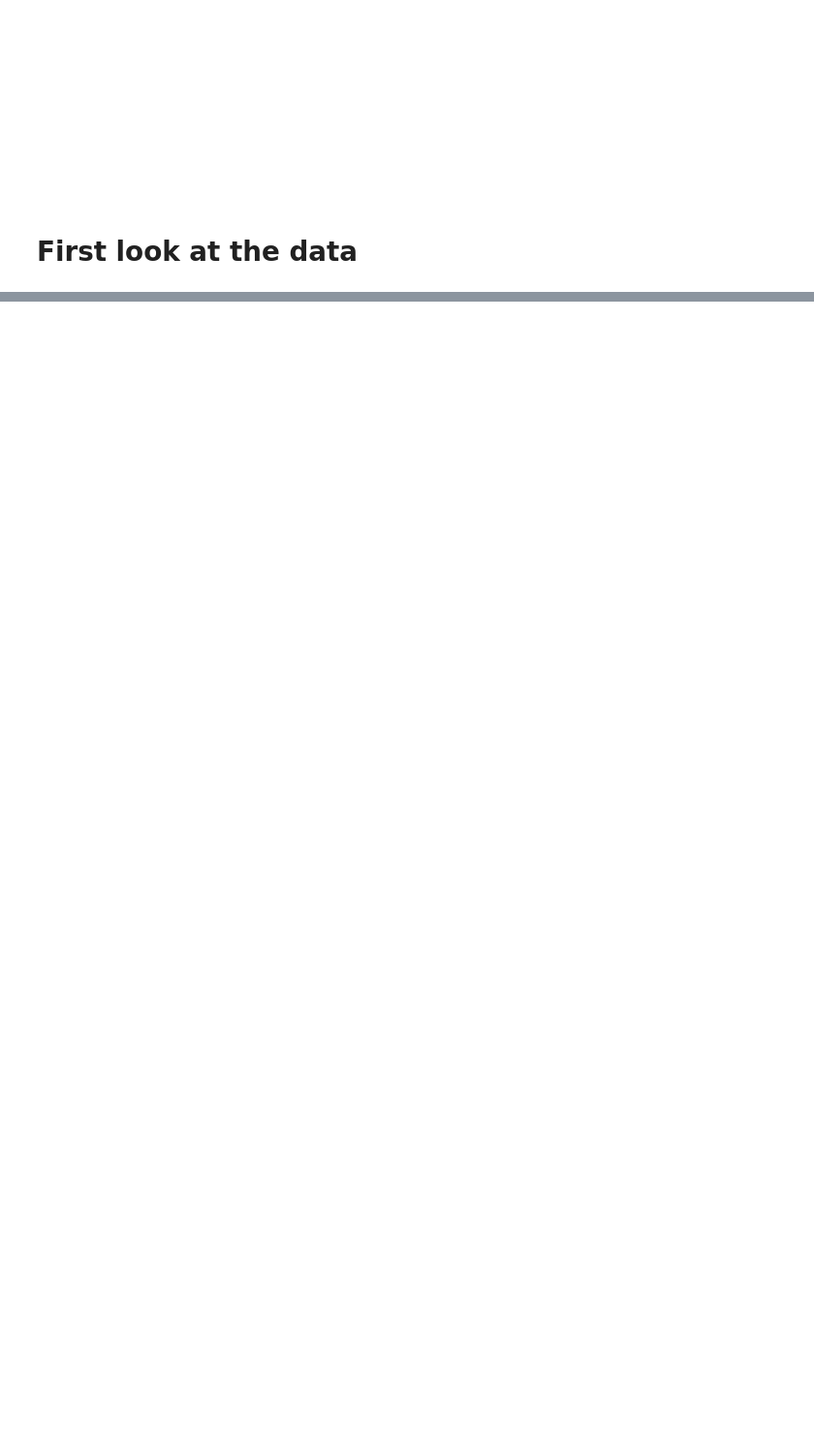
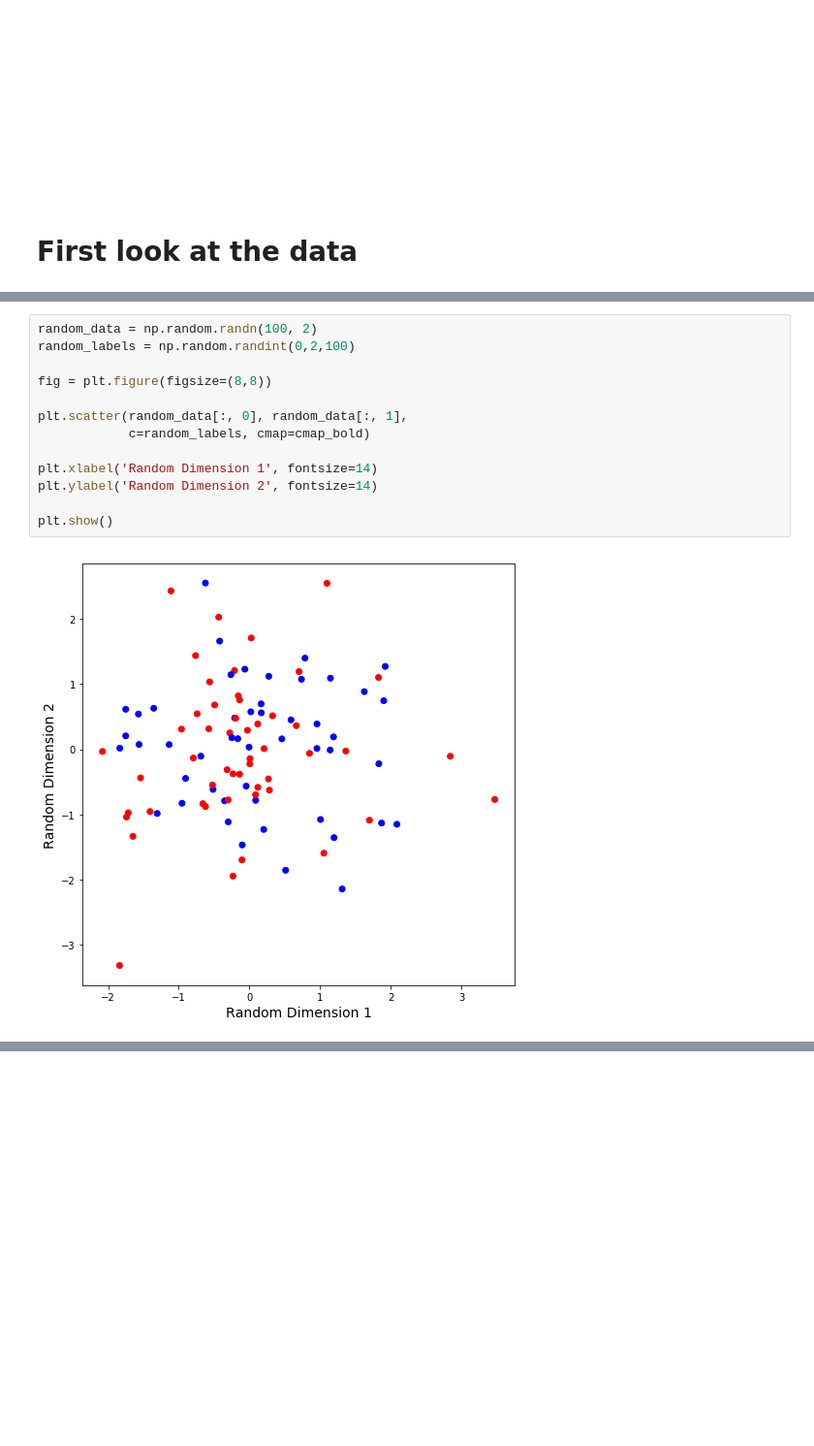
Before and after one commit to Joao-M-Almeida/ML-Tutorial, a Jupyter notebook: Tutorial Notebook Development.ipynb, the cells around one changed output, grey strips where cells are left out. Shown: that part at 97% size. Saved outputs shown, nothing was run; the diff lists cells and outputs as text; blank space fills up the shorter version.

```diff
--- a/Tutorial Notebook Development.ipynb
+++ b/Tutorial Notebook Development.ipynb
@@ -558,0 +846,15 @@ whisky_data
+# %%
+random_data = np.random.randn(100, 2)
+random_labels = np.random.randint(0,2,100)
+
+fig = plt.figure(figsize=(8,8))
+
+plt.scatter(random_data[:, 0], random_data[:, 1],
+            c=random_labels, cmap=cmap_bold)
+
+plt.xlabel('Random Dimension 1', fontsize=14)
+plt.ylabel('Random Dimension 2', fontsize=14)
+
+plt.show()
+# %% [output]
+[figure, added]
```
Also changed, not shown: parts of 56 cells of this notebook, 3 other files.
